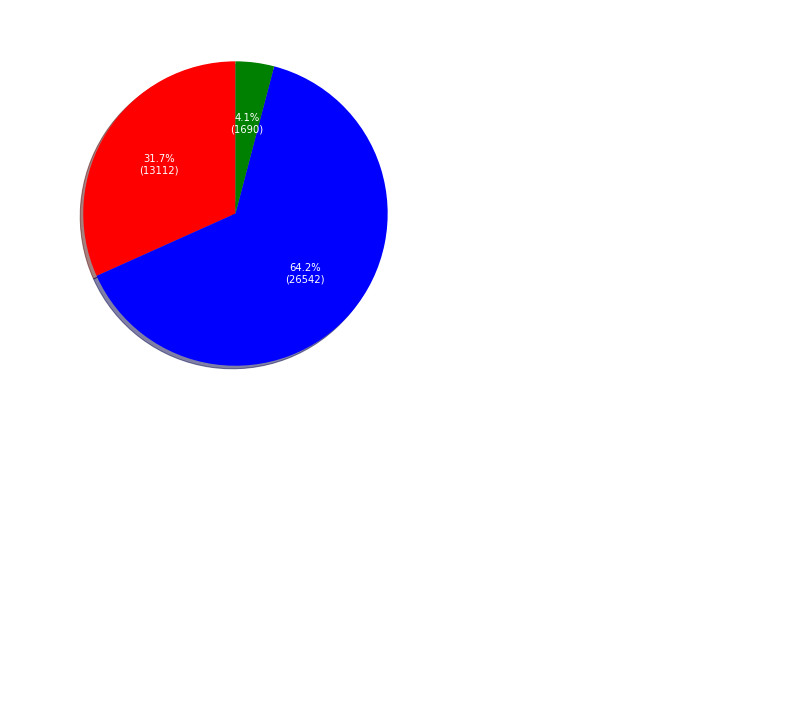
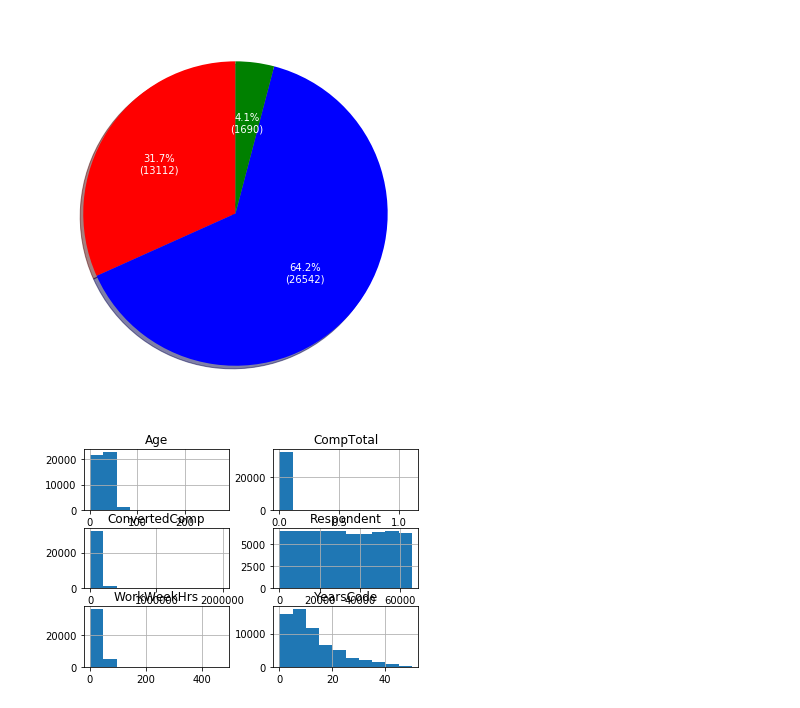
Before and after one commit to Andru-1987/python-deep-learning, a Jupyter notebook: 2020 Stack Overflow survey.ipynb, the cells around one changed output. Saved outputs shown, nothing was run; the diff lists cells and outputs as text; code cells hidden in the pictures; blank space fills up the shorter version.

```diff
--- a/2020 Stack Overflow survey.ipynb
+++ b/2020 Stack Overflow survey.ipynb
@@ -179,3 +183,8 @@ A value is trying to be set on a copy of a slice from a DataFrame
 See the caveats in the documentation: https://pandas.pydata.org/pandas-docs/stable/user_guide/indexing.html#returning-a-view-versus-a-copy
   app.launch_new_instance()
 [figure]
+# %%
+df.hist()
+plt.show()
+# %% [output]
+[figure, added]
```
Also changed, not shown: parts of 4 cells of this notebook.
